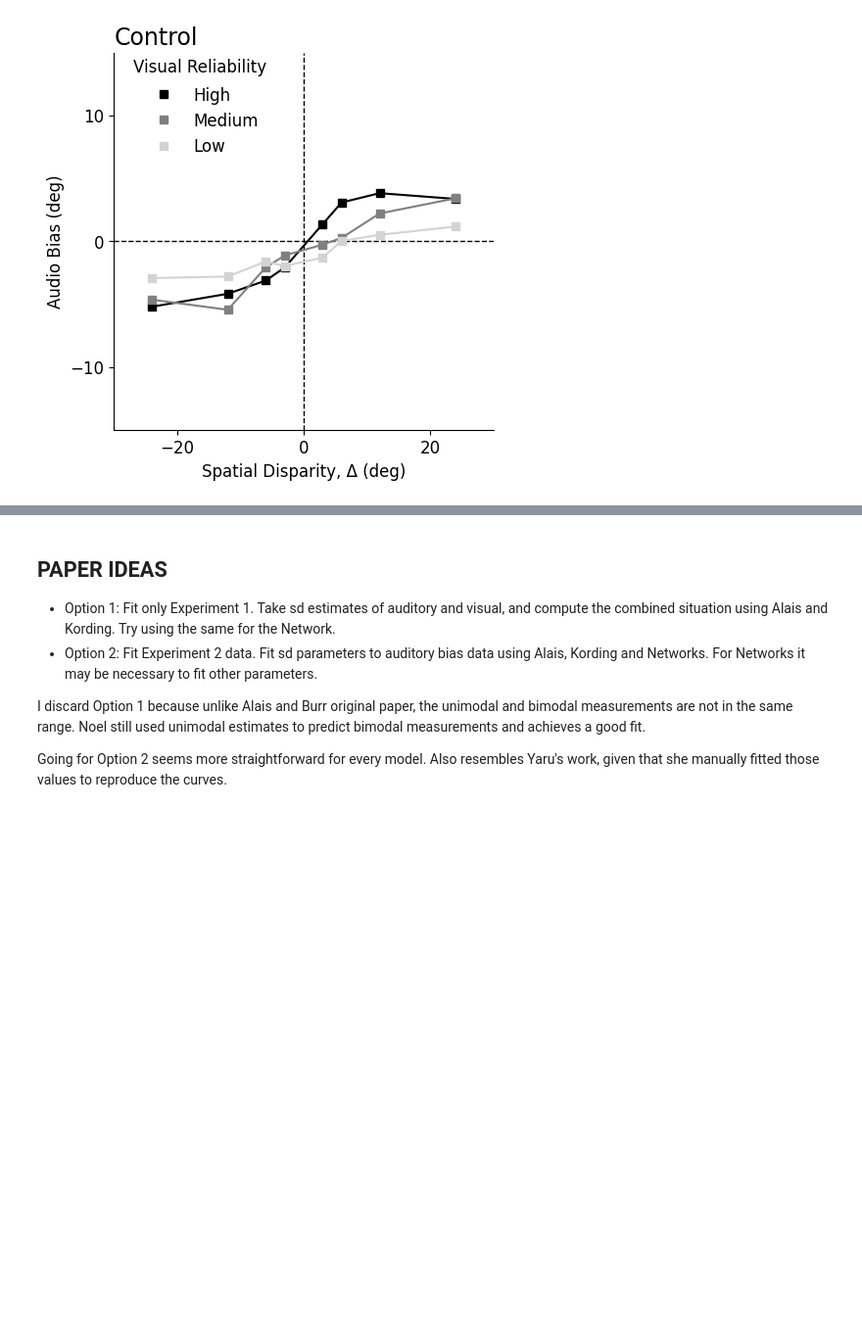
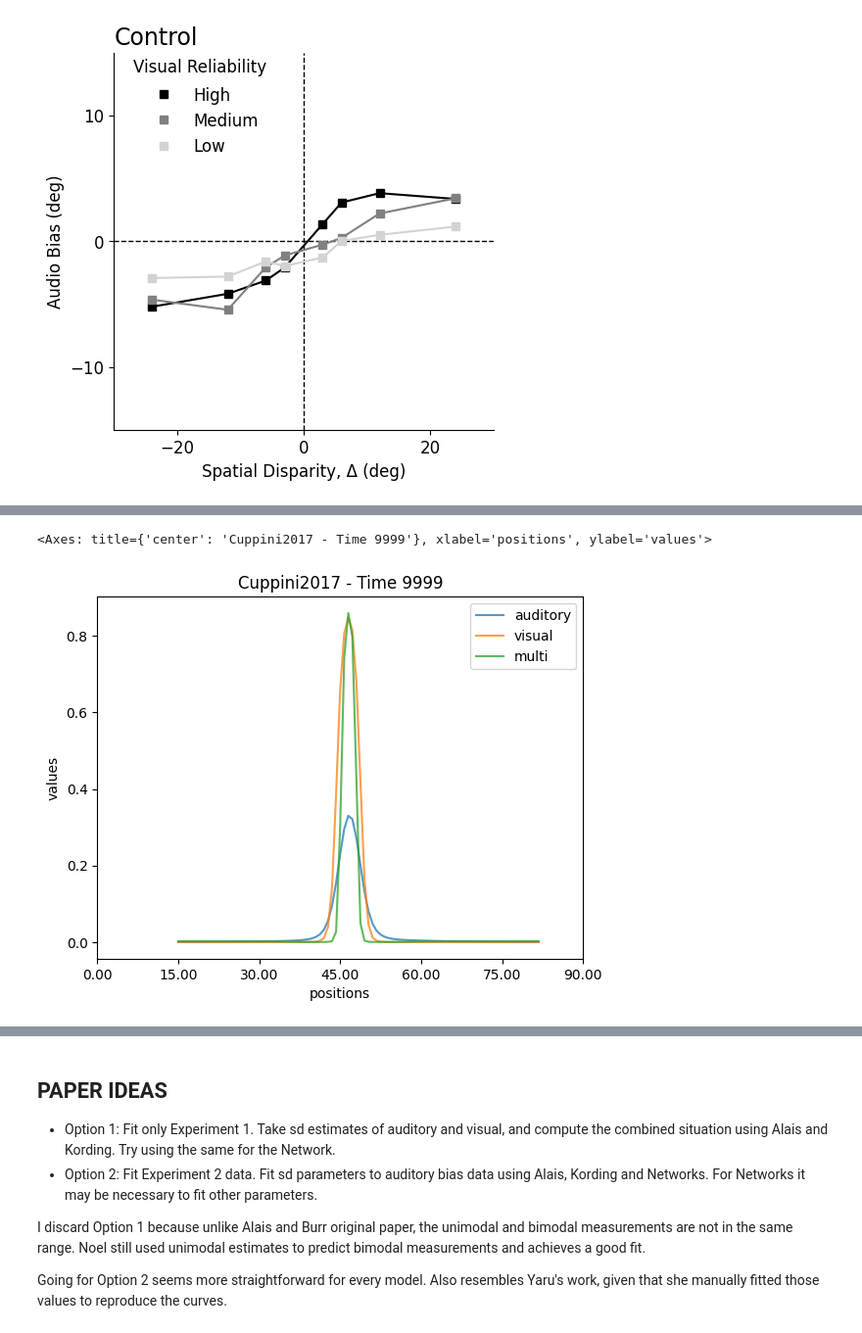
Before and after one commit to renatoparedes/NeuroMSI-Network, a Jupyter notebook: Sample.ipynb, the cells around one changed output, grey strips where cells are left out. Shown at 98% size. Cells and saved outputs as stored; diff of their text form; code cells hidden in the pictures; blank space fills up the shorter version.

```diff
--- a/Sample.ipynb
+++ b/Sample.ipynb
@@ -188,7 +188,7 @@ res_paredes = sp_paredes.run(
     auditory_intensity=1.113e00,
     visual_intensity=7.728e00,
     noise=False,
-    soa=0,
+    auditory_soa=None,
     auditory_stim_n=1,
     visual_stim_n=1,
     auditory_duration=100,
@@ -217,6 +217,7 @@ res_cuppini2017_causes = sp_cuppini2017.run(
     visual_intensity=2.366e01,
     noise=False,
     causes_kind="prob",
+    causes_dim="space",
 )
 
 model_paredes = Paredes2022(
@@ -237,7 +238,8 @@ res_paredes_causes = sp_paredes.run(
     visual_intensity=2.420e01,
     noise=False,
     causes_kind="prob",
-    soa=0,
+    causes_dim="space",
+    auditory_soa=None,
     auditory_stim_n=1,
     visual_stim_n=1,
     auditory_duration=150,
@@ -324,0 +355,5 @@ ax2.legend(
+# %%
+res_cuppini2017_causes[3].plot.linep(time=9999)
+# %% [output]
+<Axes: title={'center': 'Cuppini2017 - Time 9999'}, xlabel='positions', ylabel='values'>
+[figure, added]
```
Also changed, not shown: parts of 11 cells of this notebook, 1 other file.
